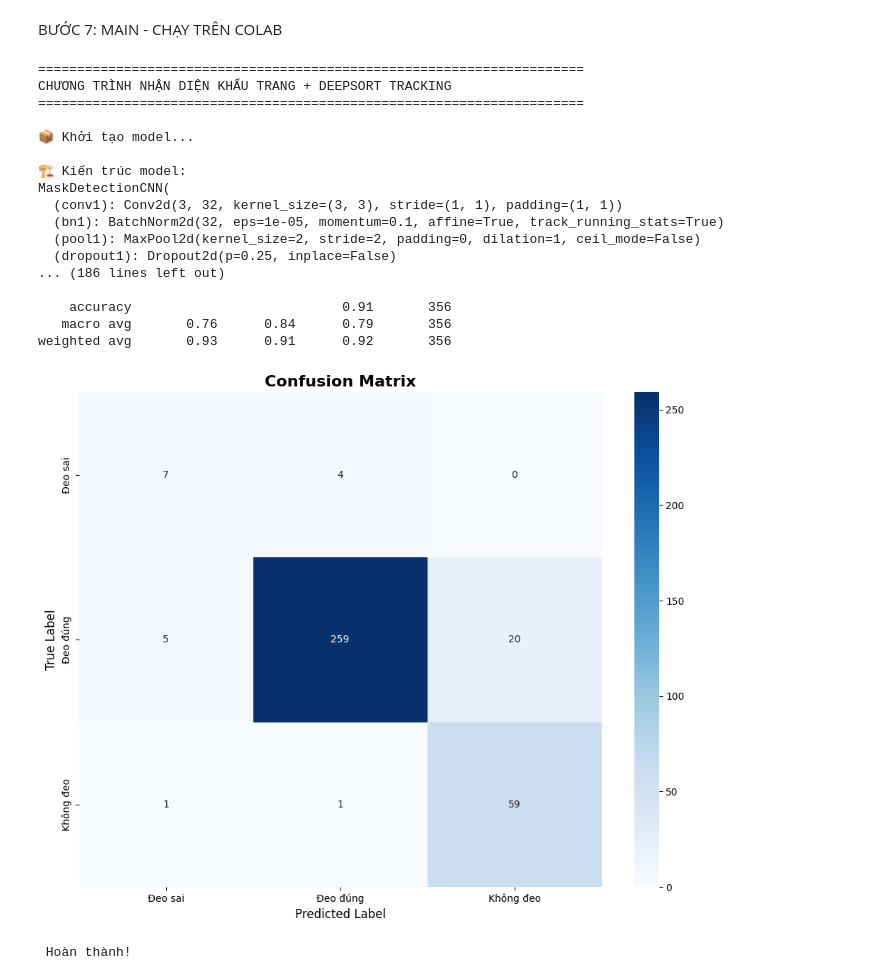
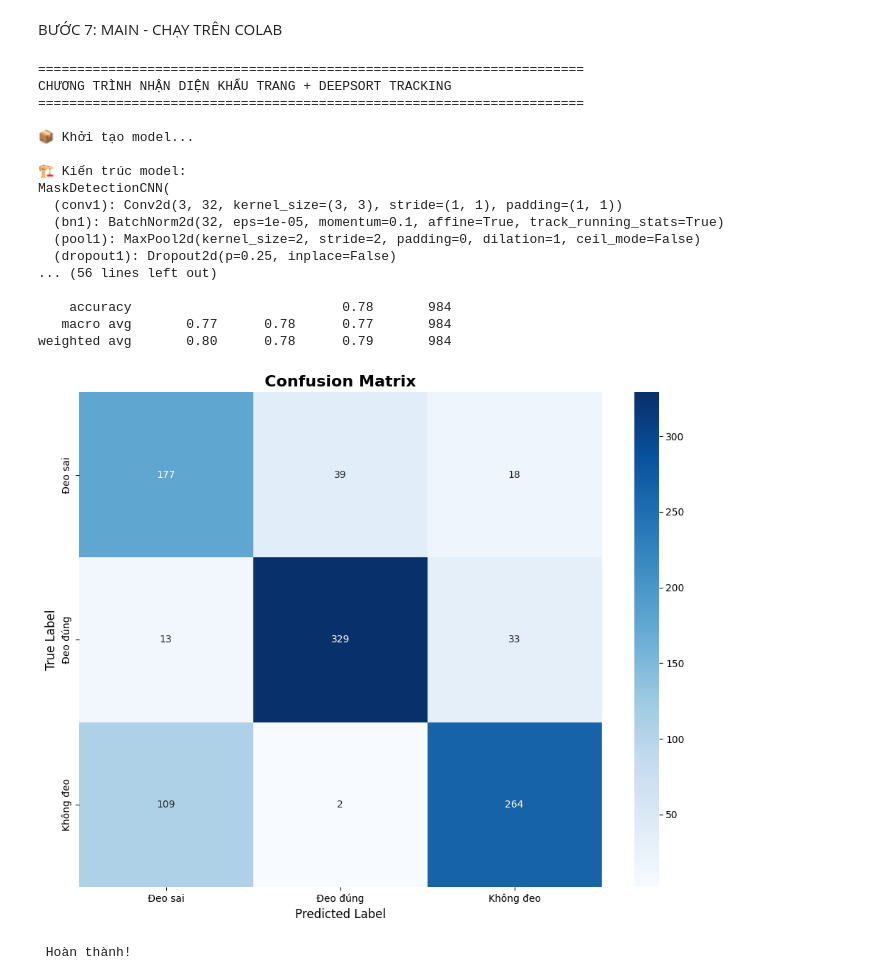
Before and after one commit to Trannganne/face-mask-tracking-system, a Jupyter notebook: notebooks/training.ipynb, the cells around one changed output. Cells and saved outputs as stored; diff of their text form; code cells hidden in the pictures.

Commit message:
Lưu lại model

```diff
--- a/notebooks/training.ipynb
+++ b/notebooks/training.ipynb
@@ -752,40 +751,40 @@ def main():
 
     # ===== 2. TRAIN MODEL  =====
     # TODO: Chuẩn bị dataset và train
-    train_loader, val_loader, test_loader = prepare_data()
-    model, history = train_model(model, train_loader, val_loader, num_epochs=50)
+    #train_loader, val_loader, test_loader = prepare_data()
+    #model, history = train_model(model, train_loader, val_loader, num_epochs=50)
 
     # ===== 3. ĐÁNH GIÁ MODEL =====
     # TODO: Load trained model và evaluate
-    torch.save(model.state_dict(), '/content/drive/MyDrive/best_model.pth') # lưu không mất
-    model.load_state_dict(torch.load('best_mask_model.pth'))
+    #torch.save(model.state_dict(), '/content/drive/MyDrive/best_model.pth') # lưu không mất
+    model.load_state_dict(torch.load('/content/drive/MyDrive/best_mask_model.pth'))
     evaluate_model(model, test_loader)
 
     # ===== 4. INFERENCE VIDEO =====
     # Sau khi train xong,
     #process_video(model, 'input_video.mp4', 'output_video.mp4')
 
     print("\n Hoàn thành!")
 
 if __name__ == "__main__":
     main()
 # %% [output]
 ======================================================================
 CHƯƠNG TRÌNH NHẬN DIỆN KHẨU TRANG + DEEPSORT TRACKING
 ======================================================================
 
 📦 Khởi tạo model...
 
 🏗️ Kiến trúc model:
 MaskDetectionCNN(
   (conv1): Conv2d(3, 32, kernel_size=(3, 3), stride=(1, 1), padding=(1, 1))
   (bn1): BatchNorm2d(32, eps=1e-05, momentum=0.1, affine=True, track_running_stats=True)
   (pool1): MaxPool2d(kernel_size=2, stride=2, padding=0, dilation=1, ceil_mode=False)
   (dropout1): Dropout2d(p=0.25, inplace=False)
-... (186 lines left out)
+... (56 lines left out)
 
-    accuracy                           0.91       356
-   macro avg       0.76      0.84      0.79       356
-weighted avg       0.93      0.91      0.92       356
+    accuracy                           0.78       984
+   macro avg       0.77      0.78      0.77       984
+weighted avg       0.80      0.78      0.79       984
-[figure, old version]
+[figure, new version]
  Hoàn thành!
```
Also changed, not shown: parts of 5 cells of this notebook.
